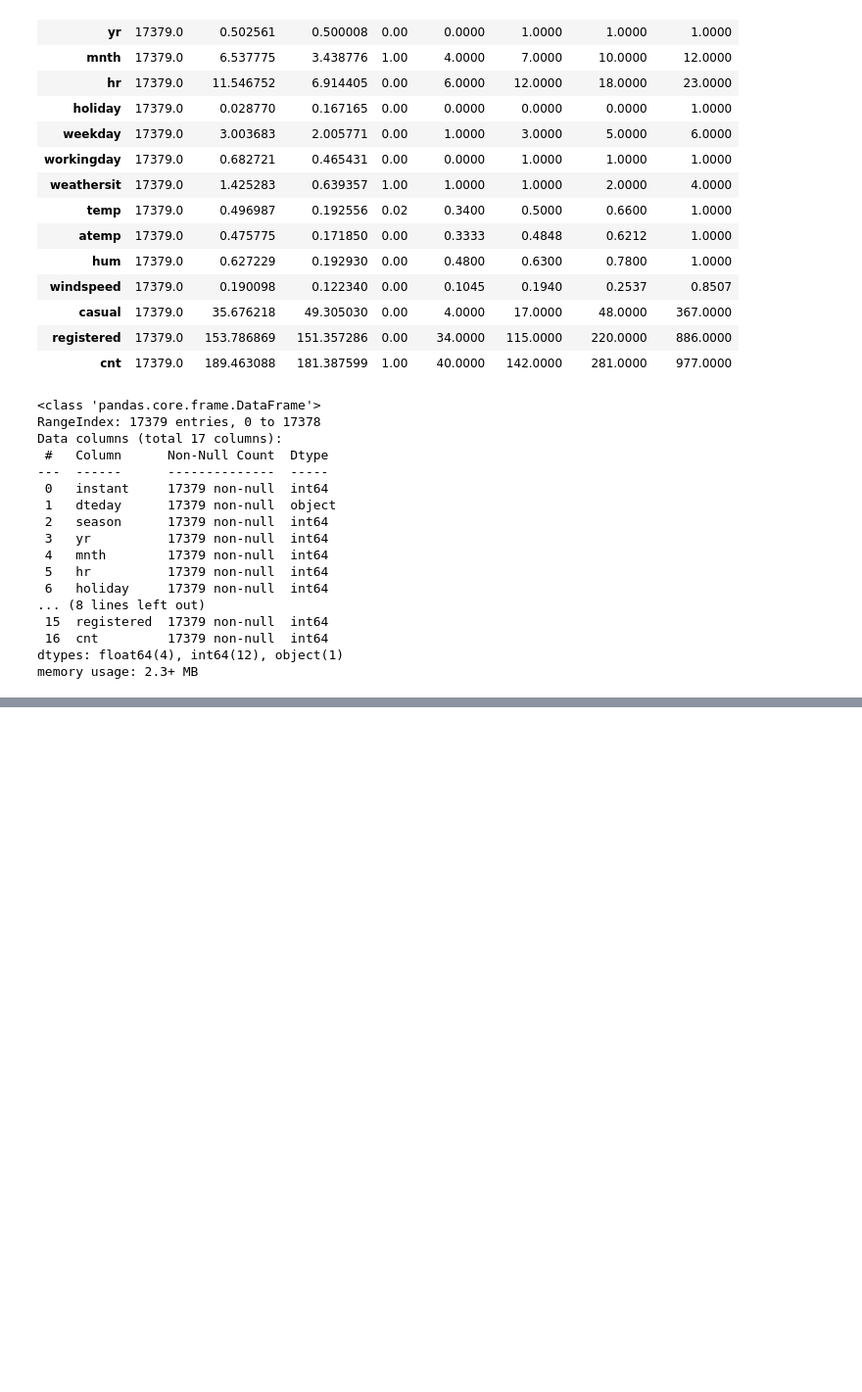
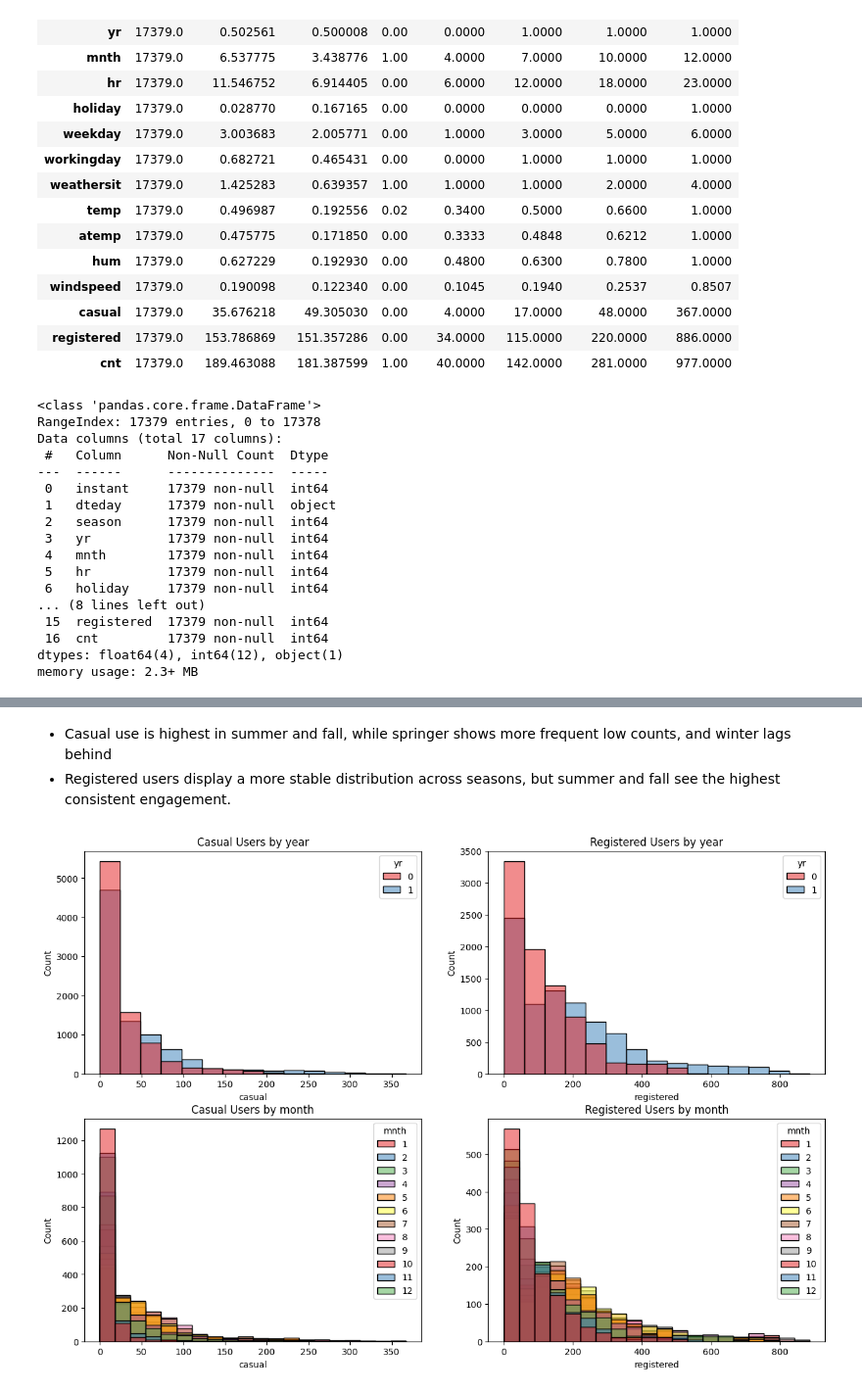
Before and after one commit to shivshankarsajeev/Bike-Sharing, a Jupyter notebook: Notebook/Eda.ipynb, the cells around one changed output, grey strips where cells are left out. Shown at 98% size. Drawn from its saved outputs; the diff is of its cells as text; code cells hidden in the pictures; blank space fills up the shorter version.

```diff
--- a/Notebook/Eda.ipynb
+++ b/Notebook/Eda.ipynb
@@ -93,0 +179,24 @@ for feature in cat_feature:
+# %% [markdown]
+- Casual use is highest in summer and fall, while springer shows more frequent low counts, and winter lags behind
+- Registered users display a more stable distribution across seasons, but summer and fall see the highest consistent engagement.
+# %%
+ig, axs = plt.subplots(2,2, figsize = (15, 10))
+palette = 'Set1'
+plt.subplot(221)
+sns.histplot(data=df, x='casual', bins=15, hue = 'yr', palette=palette, ax=axs[0, 0])
+axs[0, 0].set_title('Casual Users by year')
+
+plt.subplot(222)
+sns.histplot(data=df, x='registered', bins=15, hue ='yr',  palette=palette,ax=axs[0, 1])
+axs[0,1].set_title('Registered Users by year')
+
+plt.subplot(223)
+sns.histplot(data=df, x='casual', bins=20, hue = 'mnth', palette=palette, ax=axs[1, 0])
+axs[1,0].set_title('Casual Users by month')
+
+plt.subplot(224)
+sns.histplot(data=df, x='registered', bins=20, hue ='mnth',  palette=palette,ax=axs[1, 1])
+axs[1,1].set_title('Registered Users by month')
+plt.show()
+# %% [output]
+[figure, added]
```
Also changed, not shown: parts of 13 cells of this notebook.
